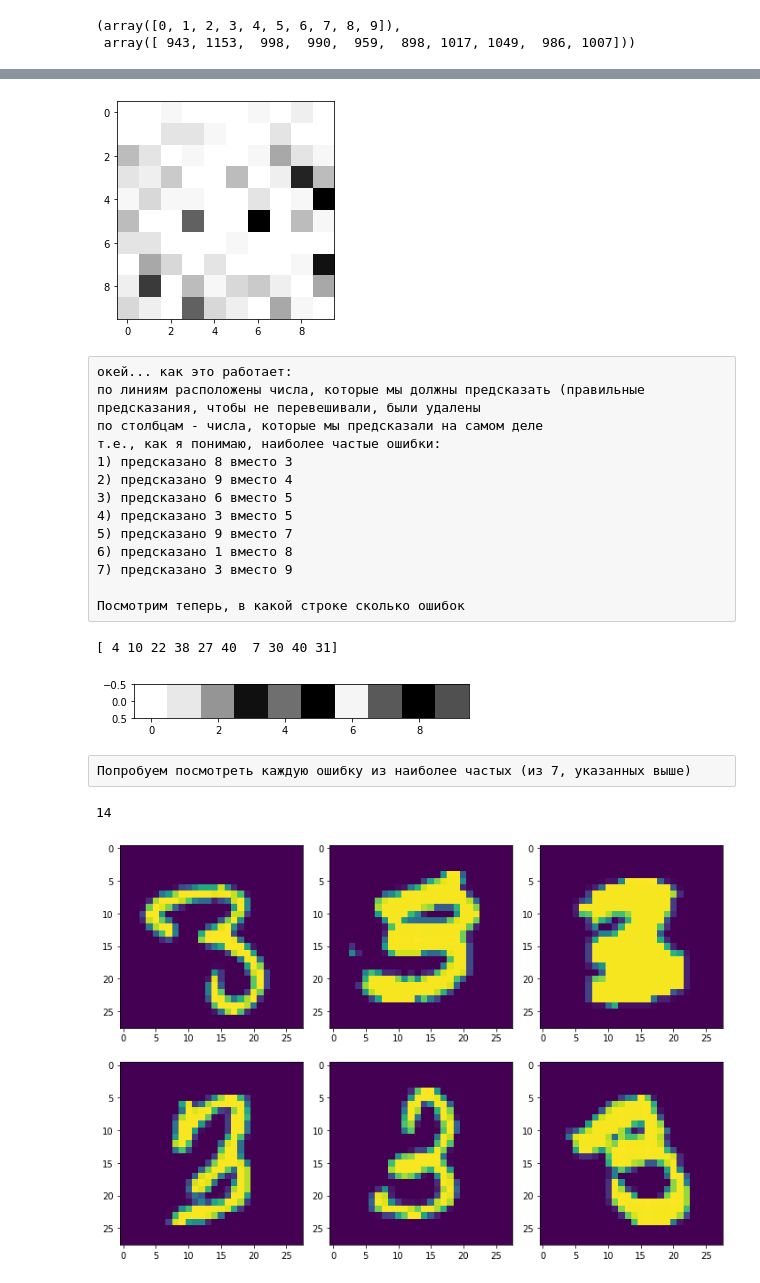
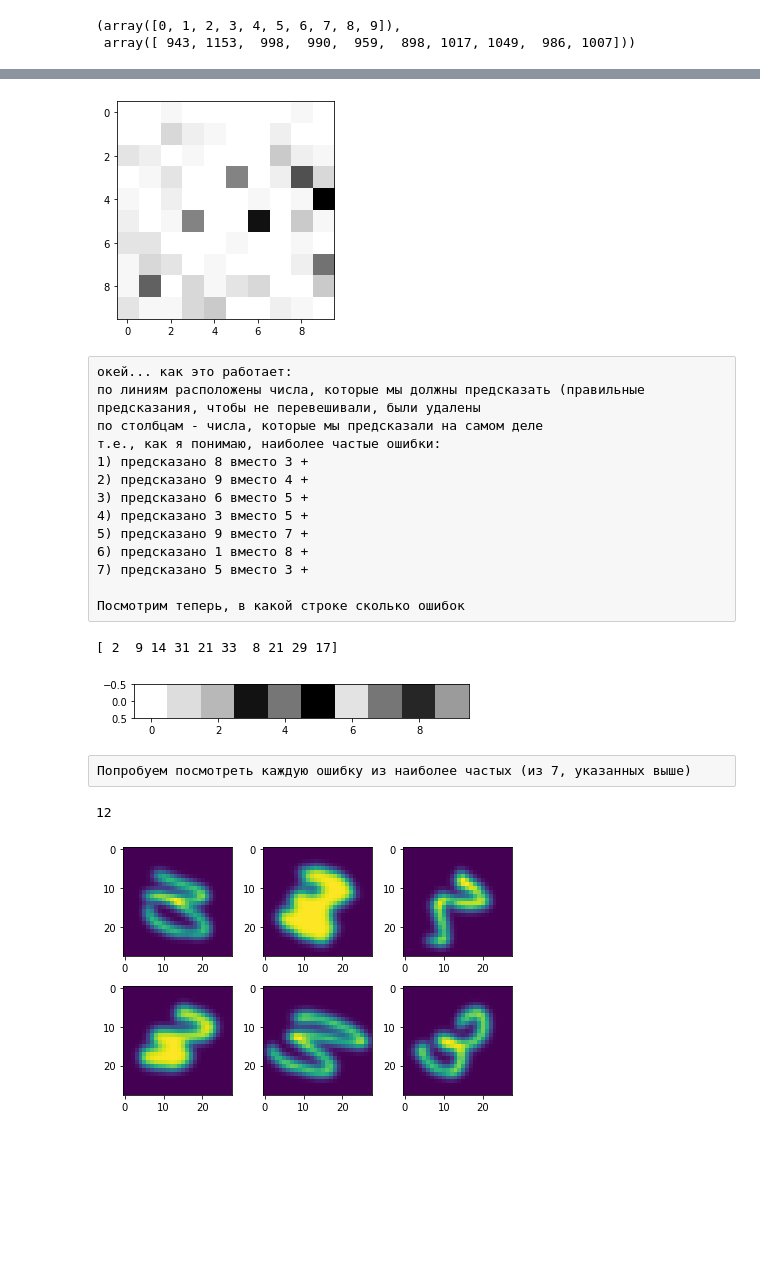
Before and after one commit to IlidanNaga/317_Hometask_2, a Jupyter notebook: Big_task_1/Confusion_matrix_build.ipynb, the cells around one changed output, grey strips where cells are left out. Saved outputs shown, nothing was run; the diff lists cells and outputs as text; code cells hidden in the pictures; blank space fills up the shorter version.

```diff
--- a/Big_task_1/Confusion_matrix_build.ipynb
+++ b/Big_task_1/Confusion_matrix_build.ipynb
@@ -16,7 +16,7 @@ train_data, test_data, train_target, test_target = train_test_split(data, target
 # %%
 result = np.empty(test_target.__len__()).astype(int)
 
-data_from_file = open("save_file.txt").read()
+data_from_file = open("save_file_5.txt").read()
 
 for enum, ch in enumerate(data_from_file):
     result[enum] = int(ch)
@@ -31,3 +31,18 @@ ac_s(test_target, result)
+# %%
+# transform for rotate
+from skimage.transform import rotate
+test_data = test_data.reshape(10000, 28, 28)
+data_rot = np.empty(test_data.shape)
+for enum in range(test_data.__len__()):
+    data_rot[enum] = rotate(test_data[enum], -35, preserve_range=True)
+# %%
+# transform for gaussian
+from skimage.filters import gaussian
+from math import sqrt
+test_data = data_rot
+data_rot = np.empty(test_data.shape)
+for enum in range(test_data.__len__()):
+    data_rot[enum] = gaussian(test_data[enum], sqrt(0.8), preserve_range=True)
 # %%
 diff_positions = np.argwhere(test_target != result)
 same_positions = np.argwhere(test_target == result)
@@ -68,23 +87,23 @@ for i in range(10):
 # %%
 plt.imshow(conf_matr, cmap="Greys")
 
-plt.savefig("error_map.png")
+plt.savefig("Images/error_map_gau_rot.png")
 
 plt.show()
 # %% [output]
-[figure, old version]
+[figure, new version]
 # %% [raw]
 окей... как это работает:
 по линиям расположены числа, которые мы должны предсказать (правильные предсказания, чтобы не перевешивали, были удалены
 по столбцам - числа, которые мы предсказали на самом деле
 т.е., как я понимаю, наиболее частые ошибки:
-1) предсказано 8 вместо 3
-2) предсказано 9 вместо 4
-3) предсказано 6 вместо 5
-4) предсказано 3 вместо 5
-5) предсказано 9 вместо 7
-6) предсказано 1 вместо 8
-7) предсказано 3 вместо 9
+1) предсказано 8 вместо 3 +
+2) предсказано 9 вместо 4 +
+3) предсказано 6 вместо 5 +
+4) предсказано 3 вместо 5 +
+5) предсказано 9 вместо 7 +
+6) предсказано 1 вместо 8 +
+7) предсказано 5 вместо 3 +
 
 Посмотрим теперь, в какой строке сколько ошибок
 # %%
@@ -92,8 +111,8 @@ print(wrong_answers_each_class)
 plt.imshow(wrong_answers_each_class[None,:], cmap="Greys")
 plt.show()
 # %% [output]
-[ 4 10 22 38 27 40  7 30 40 31]
+[ 2  9 14 31 21 33  8 21 29 17]
-[figure, old version]
+[figure, new version]
 # %% [raw]
 Попробуем посмотреть каждую ошибку из наиболее частых (из 7, указанных выше)
 # %%
@@ -101,27 +120,27 @@ test_target_3 = np.argwhere(test_target == 3)
 error_3_8 = test_target_3[np.argwhere(result[test_target_3] == 8)][:, 0]
 error_3_8.__len__() # прекрасно, всё верно
 # %% [output]
-14
+12
 # %%
 test_target_3 = np.argwhere(test_target == 3)
 error_3_8 = test_target_3[np.argwhere(result[test_target_3] == 8)][:, 0]
 
-fig, axs = plt.subplots(2, 3, tight_layout=True, figsize=[10, 8])
+fig, axs = plt.subplots(2, 3, tight_layout=True)
 
 
 
-axs[0, 0].imshow(test_data[error_3_8[0]].reshape(28, 28))
-axs[0, 1].imshow(test_data[error_3_8[3]].reshape(28, 28))
-axs[0, 2].imshow(test_data[error_3_8[5]].reshape(28, 28))
-axs[1, 0].imshow(test_data[error_3_8[8]].reshape(28, 28))
-axs[1, 1].imshow(test_data[error_3_8[10]].reshape(28, 28))
-axs[1, 2].imshow(test_data[error_3_8[12]].reshape(28, 28))
+axs[0, 0].imshow(data_rot[error_3_8[0]].reshape(28, 28))
+axs[0, 1].imshow(data_rot[error_3_8[3]].reshape(28, 28))
+axs[0, 2].imshow(data_rot[error_3_8[5]].reshape(28, 28))
+axs[1, 0].imshow(data_rot[error_3_8[8]].reshape(28, 28))
+axs[1, 1].imshow(data_rot[error_3_8[10]].reshape(28, 28))
+axs[1, 2].imshow(data_rot[error_3_8[9]].reshape(28, 28))
 
-plt.savefig("error_3_8.png")
+plt.savefig("Images/error_3_8_gau_rot.png")
 
 plt.show()
 # %% [output]
-[figure, old version]
+[figure, new version]
 # %%
 test_target_4 = np.argwhere(test_target == 4)
 error_4_9= test_target_4[np.argwhere(result[test_target_4] == 9)][:, 0]
```
Also changed, not shown: parts of 12 cells of this notebook, 47 other files.
